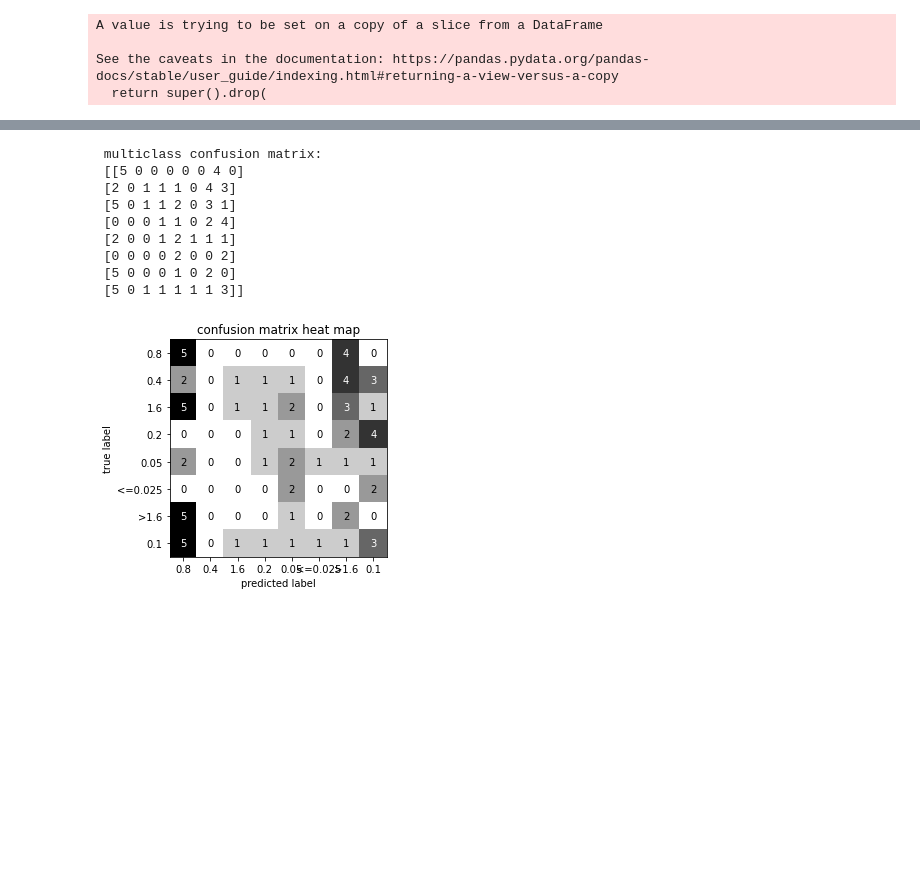
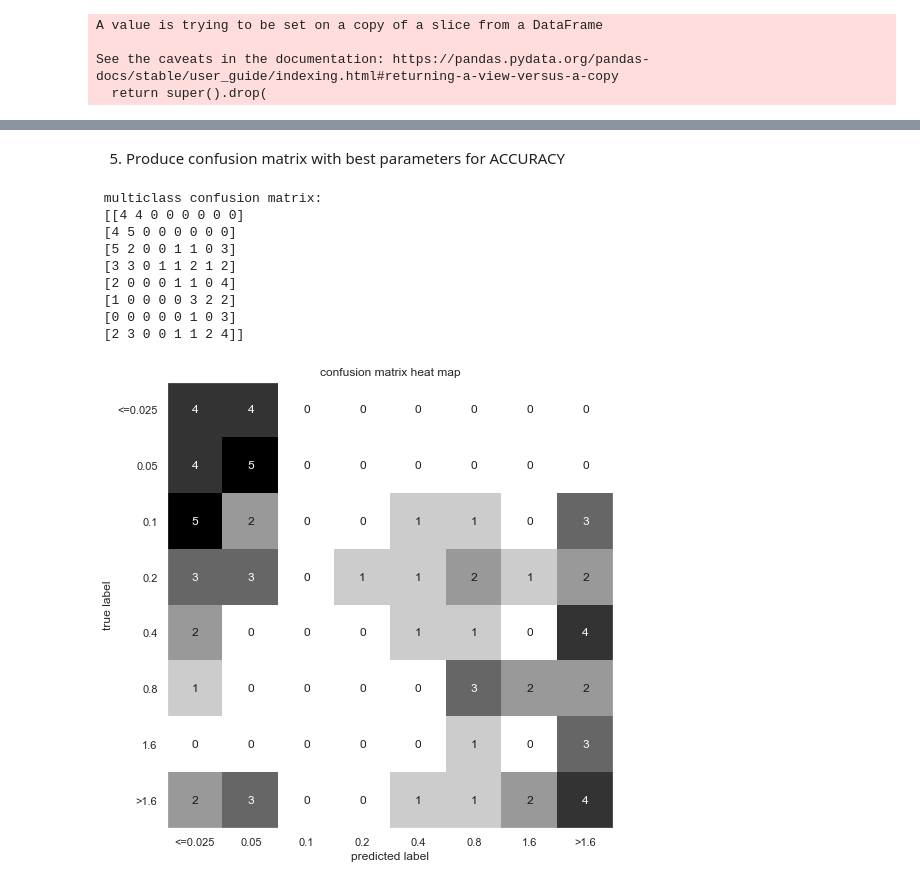
Before and after one commit to fowler-lab/Inh_resistance, a Jupyter notebook: LinearSVC_notebook.ipynb, the cells around one changed output, grey strips where cells are left out. Drawn from its saved outputs; the diff is of its cells as text; code cells hidden in the pictures; blank space fills up the shorter version.

```diff
--- a/LinearSVC_notebook.ipynb
+++ b/LinearSVC_notebook.ipynb
@@ -254,2 +401,11 @@ major error:  71.42857142857143
+# %%
+#produce relative importance df for best model for direct binary classification comparison
+modal_df = abs(DF['Best Parameters'])
+relative_importance = []
+for i in modal_df:
+    relative_importance.append(i / max(modal_df))
+lin_SVC_df = pd.DataFrame({'LSVC_relative_importance':relative_importance,
+                   'n_features':np.arange(X_train_cv.shape[1])})
+lin_SVC_df.to_csv('LSVC_relative_importance.csv')
 # %% [markdown]
 Indirect binary classification via multiclass MIC classification
@@ -282,7 +448,7 @@ See the caveats in the documentation: https://pandas.pydata.org/pandas-docs/stab
 # %%
 MIC_df = MIC_ML_data[['MIC_values','MUT_RESISTANCE','MUTATION','Site1_Distance','d_volume','d_MW',	\
               'd_hydropathy', 'd_Pi', 'Depth','H','O','T','S','G','E',  \
-              'B','I','Tempfactor','Hem_dist']]
+              'B','I','Tempfactor','Hem_dist','Site2_dist','SNAP2_score']]
 
 # creates features numpy array
 MIC_features = MIC_df[MIC_df.columns[2:]].to_numpy()
@@ -395,4 +563,4 @@ See the caveats in the documentation: https://pandas.pydata.org/pandas-docs/stab
 # %%
 #split data into training and test sets
 X_train_cv, X_test_cv, y_train_cv, y_test_cv = train_test_split(X_train_nodup, y_train_nodup,
-                                                    random_state=0)
+                                                    random_state=0, test_size=0.2)
@@ -419,40 +591,43 @@ grid_kfold_shuffle: test set average accuracy:  0.22
+# %% [markdown]
+5. Produce confusion matrix with best parameters for ACCURACY
 # %%
 from sklearn.metrics import confusion_matrix
 
 #build pipeline and fit
-pipe = Pipeline([('preprocessing', StandardScaler()),
-                 ('classifier', LinearSVC(C=0.01, max_iter=100000, dual=False))])
+pipe = Pipeline([('preprocessing', MinMaxScaler()),
+                ('classifier', LinearSVC(C=1, dual=False, max_iter=100000))])
 
 pipe.fit(X_train_cv, y_train_cv)
 
 predict = pipe.predict(X_test_nodup)
 #generate confusion matrix
-confusion = confusion_matrix(y_test_nodup, predict)
+target_names = ['<=0.025','0.05','0.1','0.2','0.4','0.8',  '1.6','>1.6']
+confusion = confusion_matrix(y_test_nodup, predict, labels = target_names)
 
 print ('\n multiclass confusion matrix: \n', confusion)
 # %% [output]
  multiclass confusion matrix:
- [[5 0 0 0 0 0 4 0]
- [2 0 1 1 1 0 4 3]
- [5 0 1 1 2 0 3 1]
- [0 0 0 1 1 0 2 4]
- [2 0 0 1 2 1 1 1]
- [0 0 0 0 2 0 0 2]
- [5 0 0 0 1 0 2 0]
- [5 0 1 1 1 1 1 3]]
+ [[4 4 0 0 0 0 0 0]
+ [4 5 0 0 0 0 0 0]
+ [5 2 0 0 1 1 0 3]
+ [3 3 0 1 1 2 1 2]
+ [2 0 0 0 1 1 0 4]
+ [1 0 0 0 0 3 2 2]
+ [0 0 0 0 0 1 0 3]
+ [2 3 0 0 1 1 2 4]]
 # %%
 #generate heatmap of confusion matrix for visualisation
 
 import mglearn
 
-target_names = MIC_ML_data['MIC_values'].unique().tolist()
+target_names = ['<=0.025','0.05','0.1','0.2','0.4','0.8', '1.6','>1.6']
 scores_image = mglearn.tools.heatmap(confusion, xlabel='predicted label',
                                      ylabel='true label', xticklabels=target_names,
                                      yticklabels=target_names, cmap=plt.cm.gray_r, fmt='%d')
 plt.title('confusion matrix heat map')
 plt.gca().invert_yaxis()
 # %% [output]
-[figure, old version]
+[figure, new version]
 # %%
 #generate classification report
 from sklearn.metrics import classification_report
```
Also changed, not shown: parts of 44 cells of this notebook.
